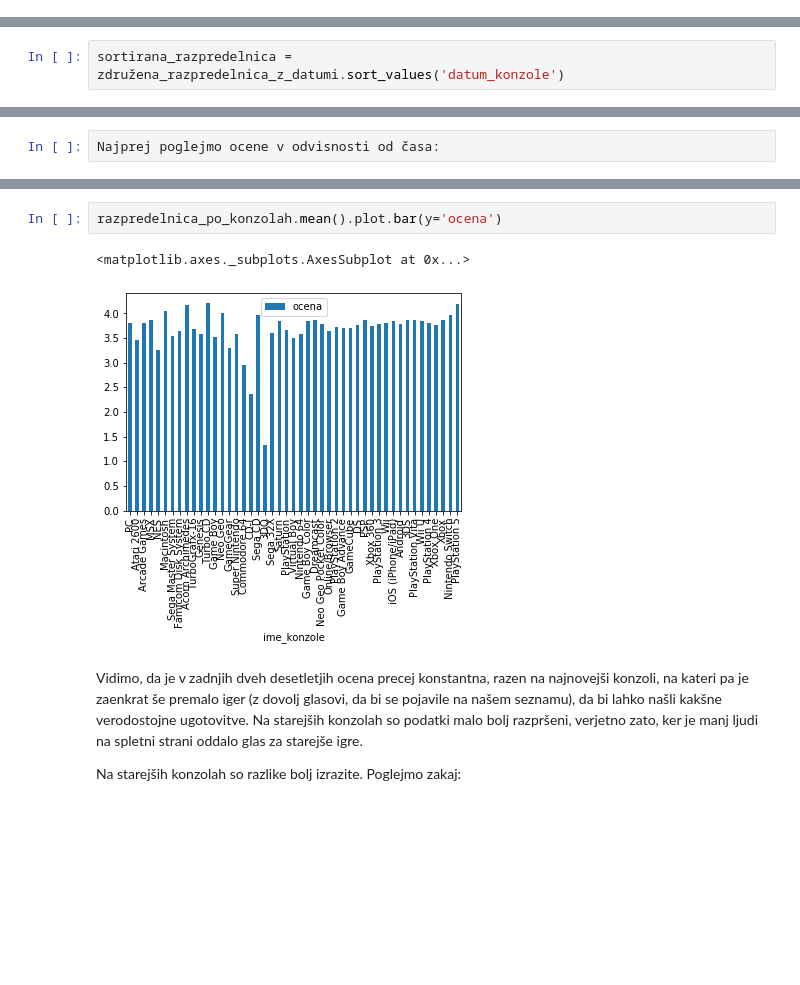
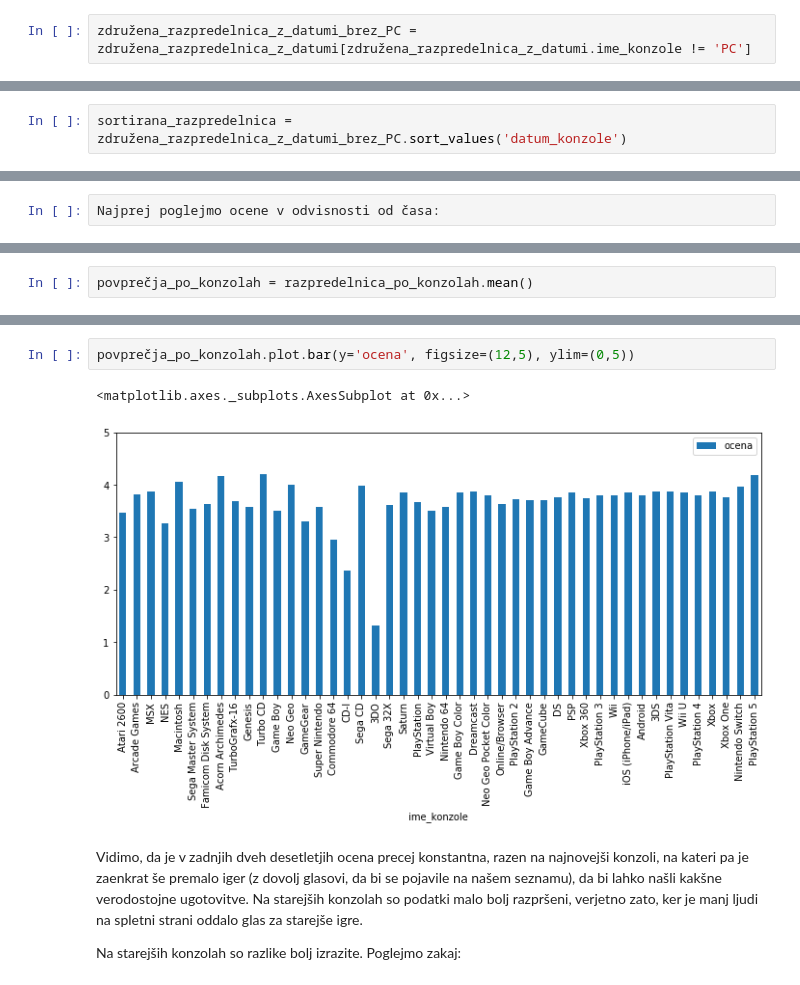
Before and after one commit to TGlinsek/Primerjava-znanih-videoiger, a Jupyter notebook: analiza_podatkov/analiza_iger.ipynb, the cells around one changed output, grey strips where cells are left out. Saved outputs shown, nothing was run; the diff lists cells and outputs as text; blank space fills up the shorter version.

```diff
--- a/analiza_podatkov/analiza_iger.ipynb
+++ b/analiza_podatkov/analiza_iger.ipynb
@@ -124,0 +150,2 @@ združena_razpredelnica_z_datumi
+# %%
+združena_razpredelnica_z_datumi_brez_PC = združena_razpredelnica_z_datumi[združena_razpredelnica_z_datumi.ime_konzole != 'PC']
@@ -125,7 +168,7 @@ združena_razpredelnica_z_datumi
 # %% [markdown]
 Zdaj igre združimo po konzolah in razvrstimo po datumih, ko so konzole izšle:
 # %%
-sortirana_razpredelnica = združena_razpredelnica_z_datumi.sort_values('datum_konzole')
+sortirana_razpredelnica = združena_razpredelnica_z_datumi_brez_PC.sort_values('datum_konzole')
 # %%
 razpredelnica_po_konzolah = sortirana_razpredelnica.groupby('ime_konzole', sort=False)  # 'sort=False' ohranja prejšnji vrstni red, v našem primeru časovni vrstni red konzol
 # %%
@@ -153,0 +176,2 @@ razpredelnica_po_konzolah.mean()
+# %%
+povprečja_po_konzolah = razpredelnica_po_konzolah.mean()
@@ -154,8 +199,8 @@ razpredelnica_po_konzolah.mean()
 # %%
-razpredelnica_po_konzolah.mean().plot.bar(y='ocena')
+povprečja_po_konzolah.plot.bar(y='ocena', figsize=(12,5), ylim=(0,5))
 # %% [output]
 <matplotlib.axes._subplots.AxesSubplot at 0x...>
-[figure, old version]
+[figure, new version]
 # %% [markdown]
 Vidimo, da je v zadnjih dveh desetletjih ocena precej konstantna, razen na najnovejši konzoli, na kateri pa je zaenkrat še premalo iger (z dovolj glasovi, da bi se pojavile na našem seznamu), da bi lahko našli kakšne verodostojne ugotovitve. Na starejših konzolah so podatki malo bolj razpršeni, verjetno zato, ker je manj ljudi na spletni strani oddalo glas za starejše igre.
 
```
Also changed, not shown: parts of 35 cells of this notebook, 1 other file.
